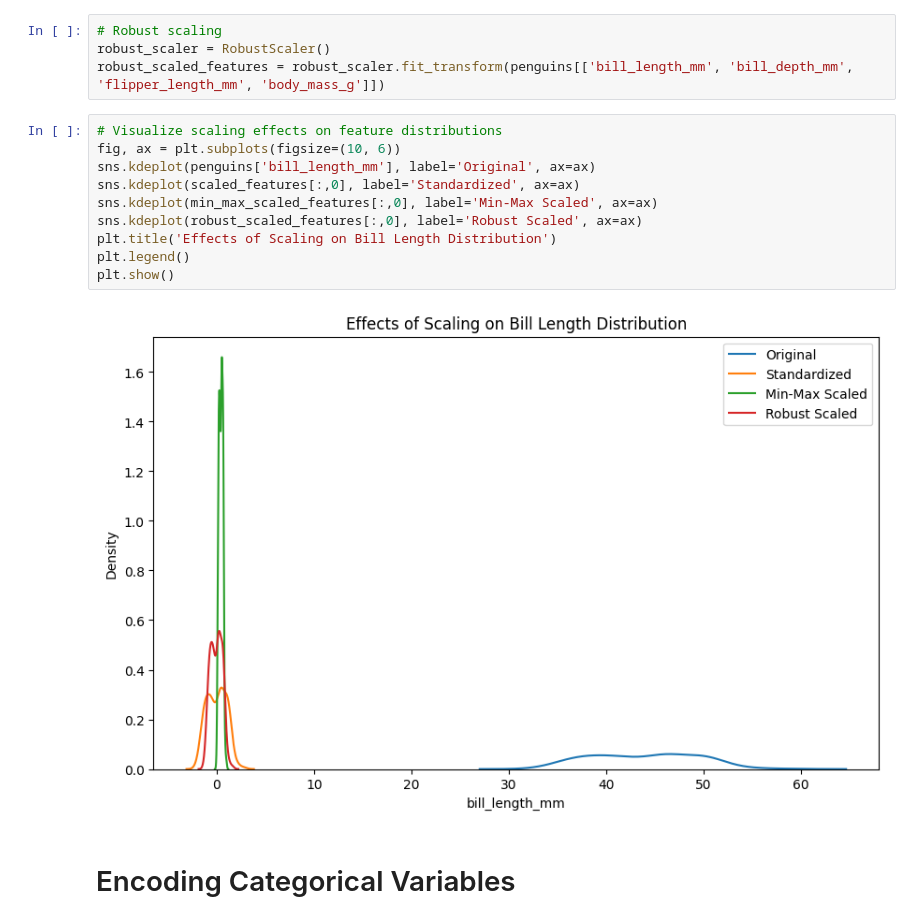
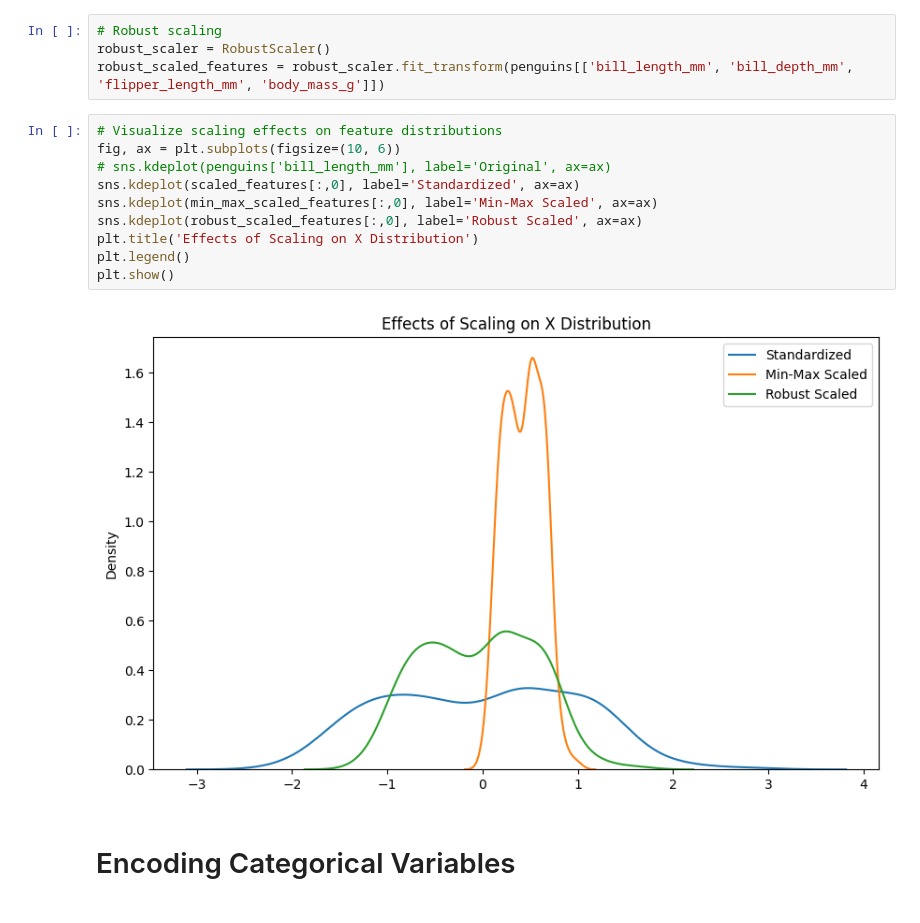
Before and after one commit to skills-cogrammar/C7-Lecture-Backpack, a Jupyter notebook: 3 - Data Science (DS)/Week 06/7 - Sunday (Repeat)/Lecture/preprocessing.ipynb, the cells around one changed output. Cells and saved outputs as stored; diff of their text form.

```diff
--- a/3 - Data Science (DS)/Week 06/7 - Sunday (Repeat)/Lecture/preprocessing.ipynb
+++ b/3 - Data Science (DS)/Week 06/7 - Sunday (Repeat)/Lecture/preprocessing.ipynb
@@ -52,15 +78,15 @@ robust_scaled_features = robust_scaler.fit_transform(penguins[['bill_length_mm',
 # %%
 # Visualize scaling effects on feature distributions
 fig, ax = plt.subplots(figsize=(10, 6))
-sns.kdeplot(penguins['bill_length_mm'], label='Original', ax=ax)
+# sns.kdeplot(penguins['bill_length_mm'], label='Original', ax=ax)
 sns.kdeplot(scaled_features[:,0], label='Standardized', ax=ax)
 sns.kdeplot(min_max_scaled_features[:,0], label='Min-Max Scaled', ax=ax)
 sns.kdeplot(robust_scaled_features[:,0], label='Robust Scaled', ax=ax)
-plt.title('Effects of Scaling on Bill Length Distribution')
+plt.title('Effects of Scaling on X Distribution')
 plt.legend()
 plt.show()
 # %% [output]
-[figure, old version]
+[figure, new version]
 # %% [markdown]
 # Encoding Categorical Variables
 # %%
```
Also changed, not shown: parts of 8 cells of this notebook, 3 other files.
